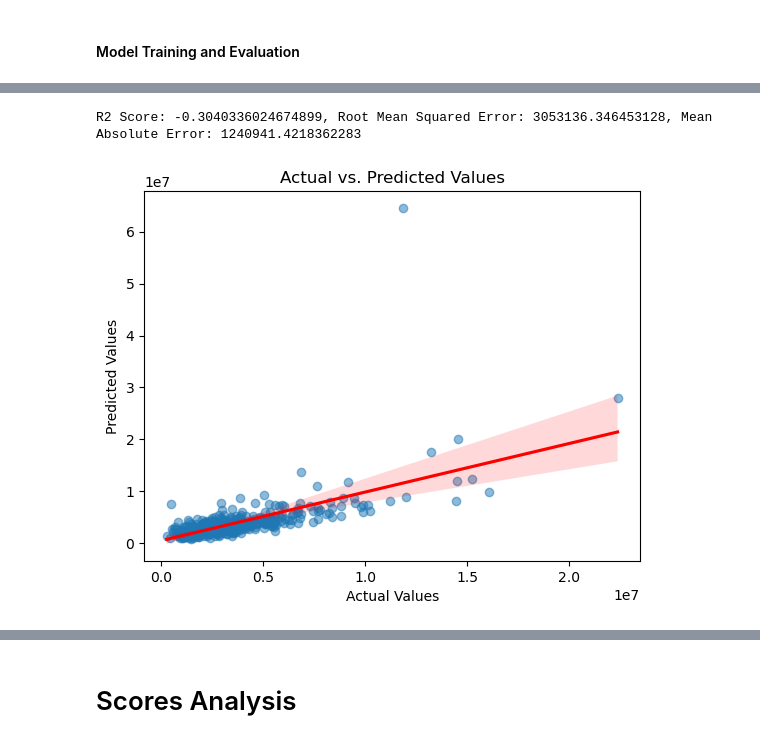
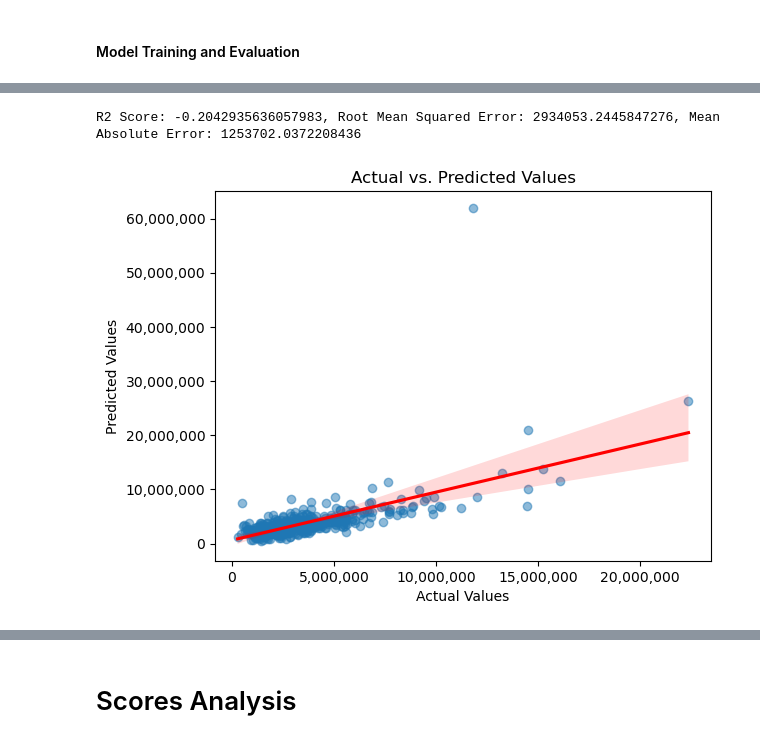
Before and after one commit to dezertdweller/capstone-project-fqhc-model, a Jupyter notebook: notebooks/modeling.ipynb, the cells around one changed output, grey strips where cells are left out. Saved outputs shown, nothing was run; the diff lists cells and outputs as text; code cells hidden in the pictures.

```diff
--- a/notebooks/modeling.ipynb
+++ b/notebooks/modeling.ipynb
@@ -254,35 +257,39 @@ private_insurance        0.004356  0.011897 -0.014238
 # %%
-X_train_pca_df = pd.DataFrame(X_train_pca,
-                              columns=['PC 1', 'PC 2', 'PC 3'],
+X_train_pca_df = pd.DataFrame(X_train_pca[:,0],
+                              columns=['PC 1'],
                               index=X_train_rr.index)
 X_train_pca_rr = pd.concat([X_train_rr, X_train_pca_df], axis=1)
 
-X_test_pca_df = pd.DataFrame(X_test_pca,
-                              columns=['PC 1', 'PC 2', 'PC 3'],
+X_test_pca_df = pd.DataFrame(X_test_pca[:,0],
+                              columns=['PC 1'],
                               index=X_test_rr.index)
+
 X_test_pca_rr = pd.concat([X_test_rr, X_test_pca_df], axis=1)
 # %%
 linear_model = LinearRegression()
 
 linear_model.fit(X_train_pca_rr, y_train)
 y_pred = None
 
 rmse_train, rmse_test, mae_train, mae_test, r2_train, r2_test = evaluate_model(linear_model, X_train_pca_rr, X_test_pca_rr, y_train, y_test)
 
+fig, ax = plt.subplots()
 sns.regplot(x=y_test.flatten(), y=y_pred.flatten(), scatter_kws={'alpha':0.5}, line_kws={'color': 'red'})
 plt.title('Actual vs. Predicted Values')
 plt.xlabel('Actual Values')
 plt.ylabel('Predicted Values')
+ax.xaxis.set_major_formatter(StrMethodFormatter('{x:,.0f}'))
+ax.yaxis.set_major_formatter(StrMethodFormatter('{x:,.0f}'))
 plt.show()
 
 add_model_score('Linear Regression', 'reduced_robust', True,
                 rmse_train, rmse_test, mae_train, mae_test, r2_train, r2_test,
                 scores['r2'][0], scores['r2'][1],
                 scores['neg_mean_squared_error'][0], scores['neg_mean_squared_error'][1],
                 scores['neg_mean_absolute_error'][0], scores['neg_mean_absolute_error'][1])
 # %% [output]
-R2 Score: -0.3040336024674899, Root Mean Squared Error: 3053136.346453128, Mean Absolute Error: 1240941.4218362283
+R2 Score: -0.2042935636057983, Root Mean Squared Error: 2934053.2445847276, Mean Absolute Error: 1253702.0372208436
-[figure, old version]
+[figure, new version]
 # %%
 model_scores
 # %% [output]
```
Also changed, not shown: parts of 94 cells of this notebook, 4 other files.
